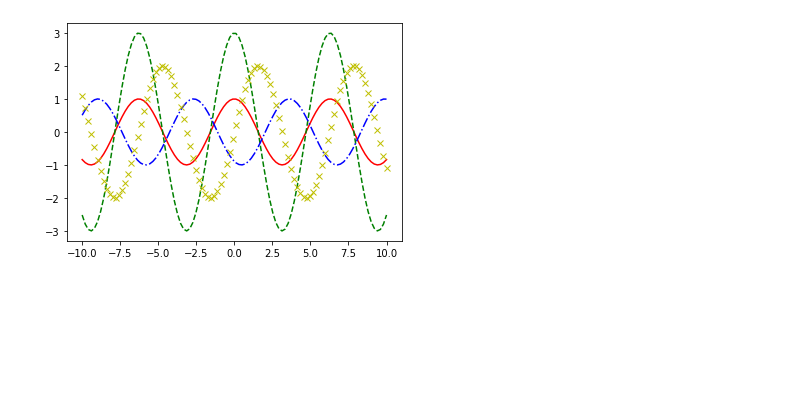
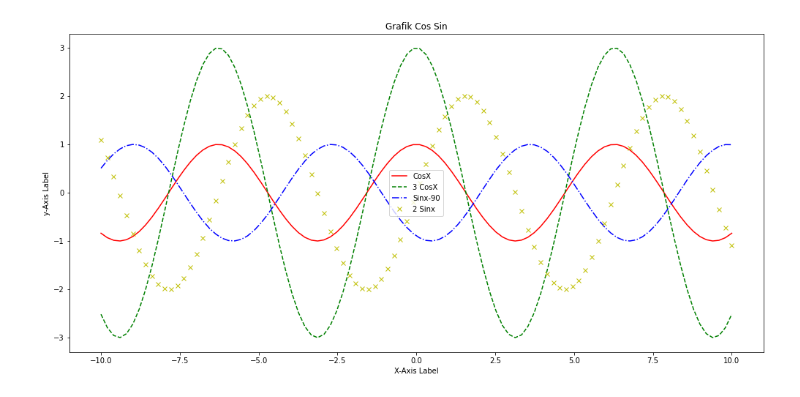
Before and after one commit to randynetworks/Challange30Days, a Jupyter notebook: day19/naruto.ipynb, the cells around one changed output. Drawn from its saved outputs; the diff is of its cells as text; code cells hidden in the pictures; blank space fills up the shorter version.

Commit message:
main plot

```diff
--- a/day19/naruto.ipynb
+++ b/day19/naruto.ipynb
@@ -8,19 +8,19 @@ cos3 = np.cos(x)*3
 sin  = np.sin(x-90)
 sin2 = np.sin(x)*2
 # %%
-fig, ax = plt.subplots()
+fig, ax = plt.subplots(figsize=(17,8))
 
 ax.plot(x, cos, label='CosX', color='r')
 ax.plot(x, cos3, label='3 CosX', color='g', linestyle='dashed')
 ax.plot(x, sin, label='Sinx-90', color='b', linestyle='dashdot')
 ax.plot(x, sin2, label='2 Sinx', color='y', linestyle='', marker='x')
 
 
 plt.title('Grafik Cos Sin')
 plt.xlabel('X-Axis Label')
 plt.ylabel('y-Axis Label')
-
+plt.legend(loc='center')
 
 plt.show()
 # %% [output]
-[figure, old version]
+[figure, new version]
```
